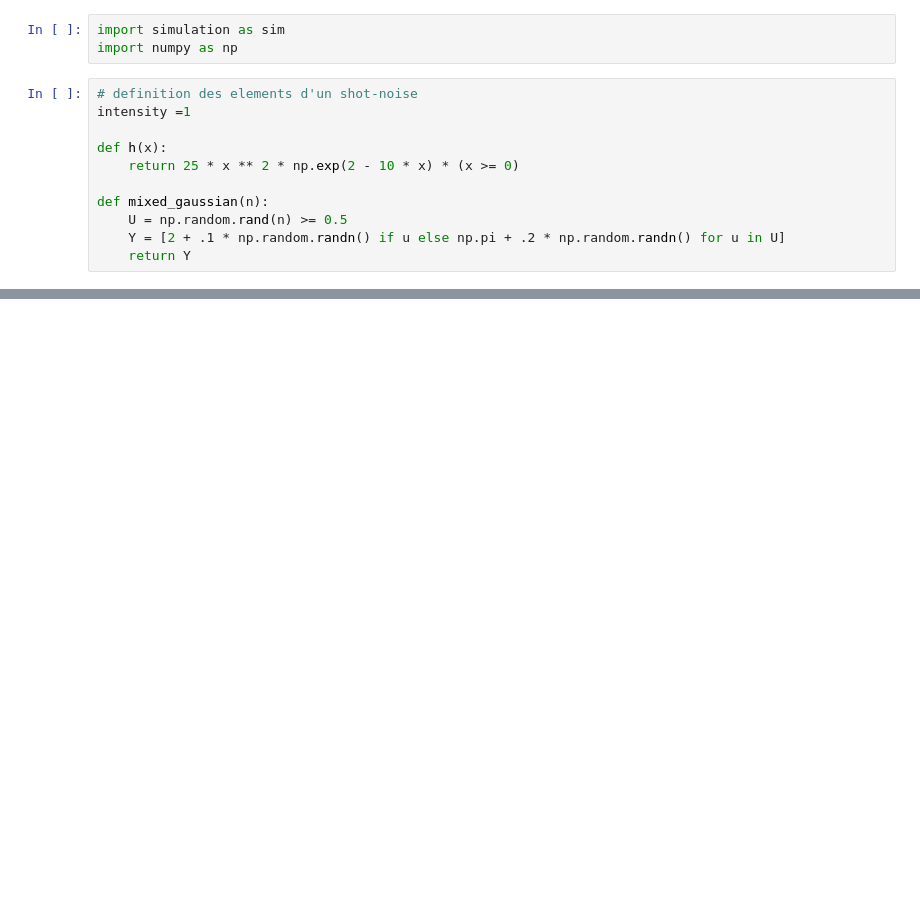
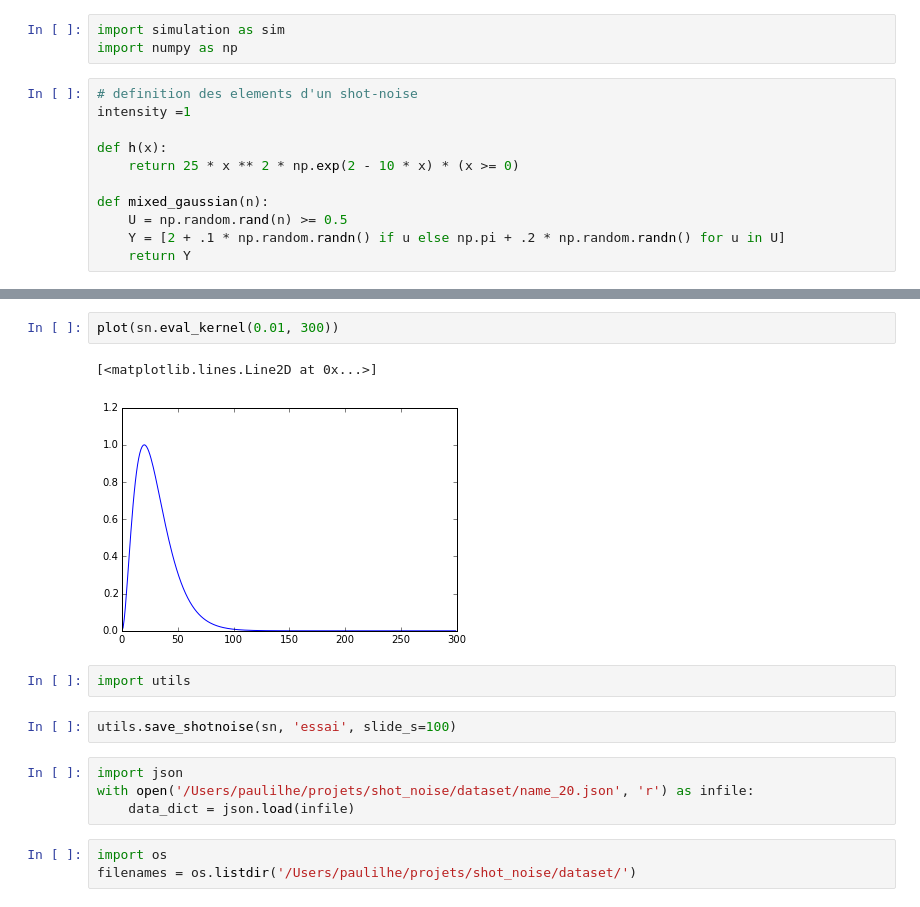
Before and after one commit to paulilhe/shot_noise, a Jupyter notebook: Simulation_example.ipynb, the cells around one changed output, grey strips where cells are left out. Cells and saved outputs as stored; diff of their text form; blank space fills up the shorter version.

```diff
--- a/Simulation_example.ipynb
+++ b/Simulation_example.ipynb
@@ -42,0 +43,16 @@ hist(sn.marks, bins=50);
+# %%
+plot(sn.eval_kernel(0.01, 300))
+# %% [output]
+[<matplotlib.lines.Line2D at 0x...>]
+[figure, added]
+# %%
+import utils
+# %%
+utils.save_shotnoise(sn, 'essai', slide_s=100)
+# %%
+import json
+with open('/Users/paulilhe/projets/shot_noise/dataset/name_20.json', 'r') as infile:
+    data_dict = json.load(infile)
+# %%
+import os
+filenames = os.listdir('/Users/paulilhe/projets/shot_noise/dataset/')
```
Also changed, not shown: parts of 12 cells of this notebook, 1 other file.
